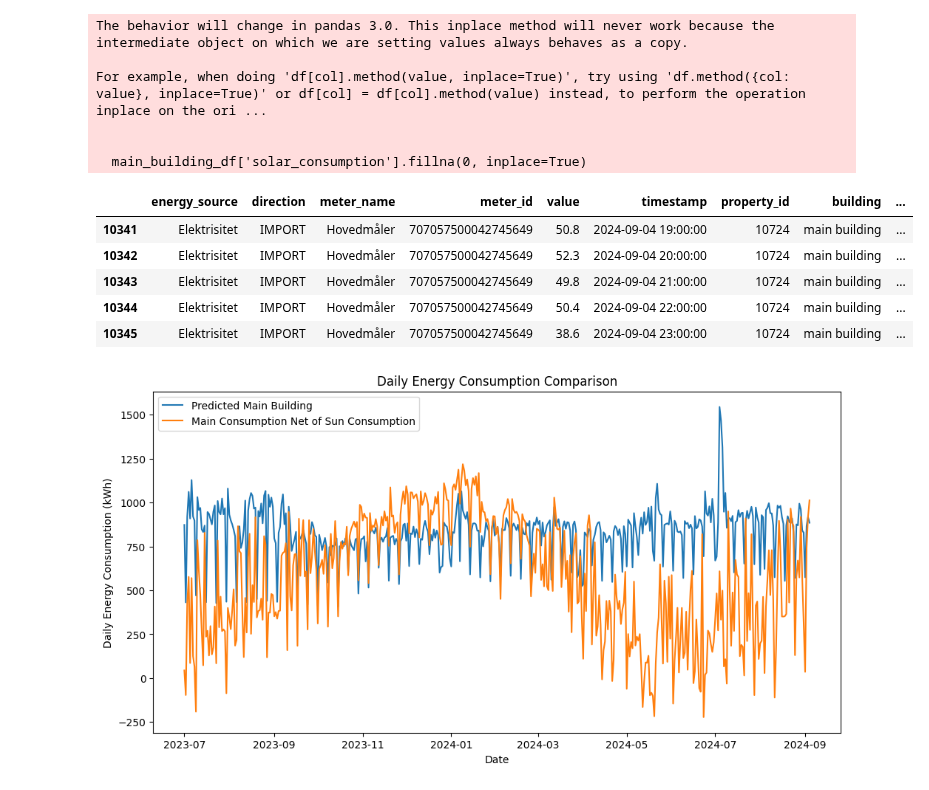
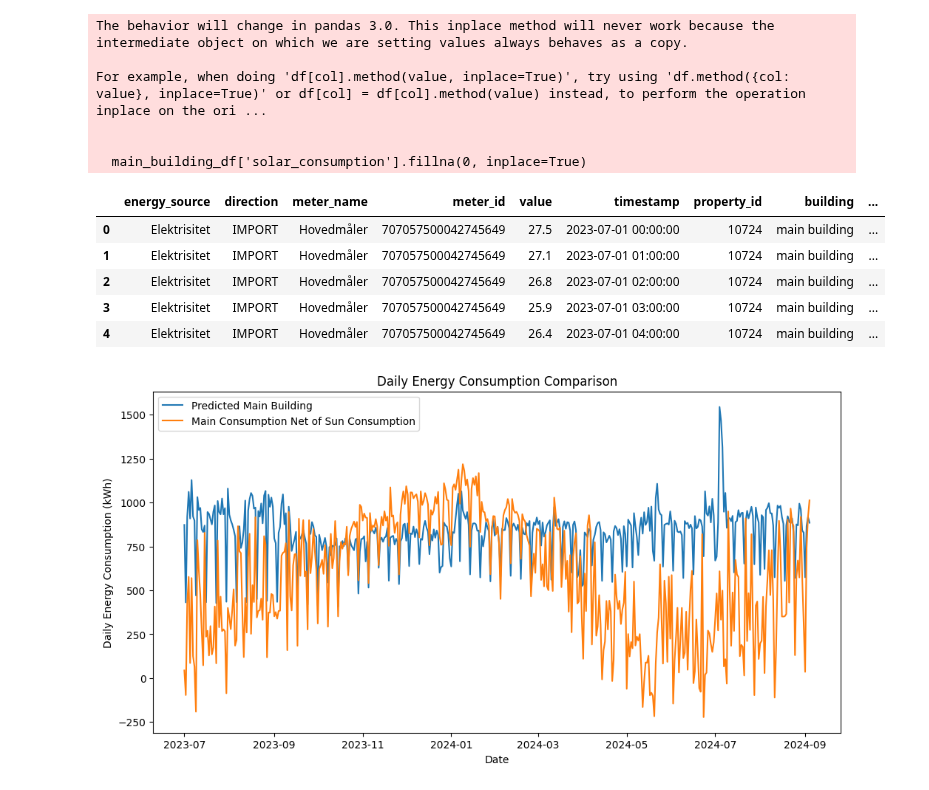
Before and after one commit to MatsNissen-Lie/SolarEnergyImpact, a Jupyter notebook: magnus/magnus_plots.ipynb, the cells around one changed output. Cells and saved outputs as stored; diff of their text form; code cells hidden in the pictures.

```diff
--- a/magnus/magnus_plots.ipynb
+++ b/magnus/magnus_plots.ipynb
@@ -178,14 +178,14 @@ For example, when doing 'df[col].method(value, inplace=True)', try using 'df.met
 
   main_building_df['solar_consumption'].fillna(0, inplace=True)
 # %%
-main_building_df.tail()
+main_building_df.head()
 # %% [output]
 |  | energy_source | direction | meter_name | meter_id | value | timestamp | property_id | building | ... |
-| 10341 | Elektrisitet | IMPORT | Hovedmåler | 707057500042745649 | 50.8 | 2024-09-04 19:00:00 | 10724 | main building | ... |
-| 10342 | Elektrisitet | IMPORT | Hovedmåler | 707057500042745649 | 52.3 | 2024-09-04 20:00:00 | 10724 | main building | ... |
-| 10343 | Elektrisitet | IMPORT | Hovedmåler | 707057500042745649 | 49.8 | 2024-09-04 21:00:00 | 10724 | main building | ... |
-| 10344 | Elektrisitet | IMPORT | Hovedmåler | 707057500042745649 | 50.4 | 2024-09-04 22:00:00 | 10724 | main building | ... |
-| 10345 | Elektrisitet | IMPORT | Hovedmåler | 707057500042745649 | 38.6 | 2024-09-04 23:00:00 | 10724 | main building | ... |
+| 0 | Elektrisitet | IMPORT | Hovedmåler | 707057500042745649 | 27.5 | 2023-07-01 00:00:00 | 10724 | main building | ... |
+| 1 | Elektrisitet | IMPORT | Hovedmåler | 707057500042745649 | 27.1 | 2023-07-01 01:00:00 | 10724 | main building | ... |
+| 2 | Elektrisitet | IMPORT | Hovedmåler | 707057500042745649 | 26.8 | 2023-07-01 02:00:00 | 10724 | main building | ... |
+| 3 | Elektrisitet | IMPORT | Hovedmåler | 707057500042745649 | 25.9 | 2023-07-01 03:00:00 | 10724 | main building | ... |
+| 4 | Elektrisitet | IMPORT | Hovedmåler | 707057500042745649 | 26.4 | 2023-07-01 04:00:00 | 10724 | main building | ... |
 # %%
 # Get import data for reference buildings
 ref_buildings = [10703, 4462, 4746]
```
Also changed, not shown: parts of 3 cells of this notebook, 7 other files.
